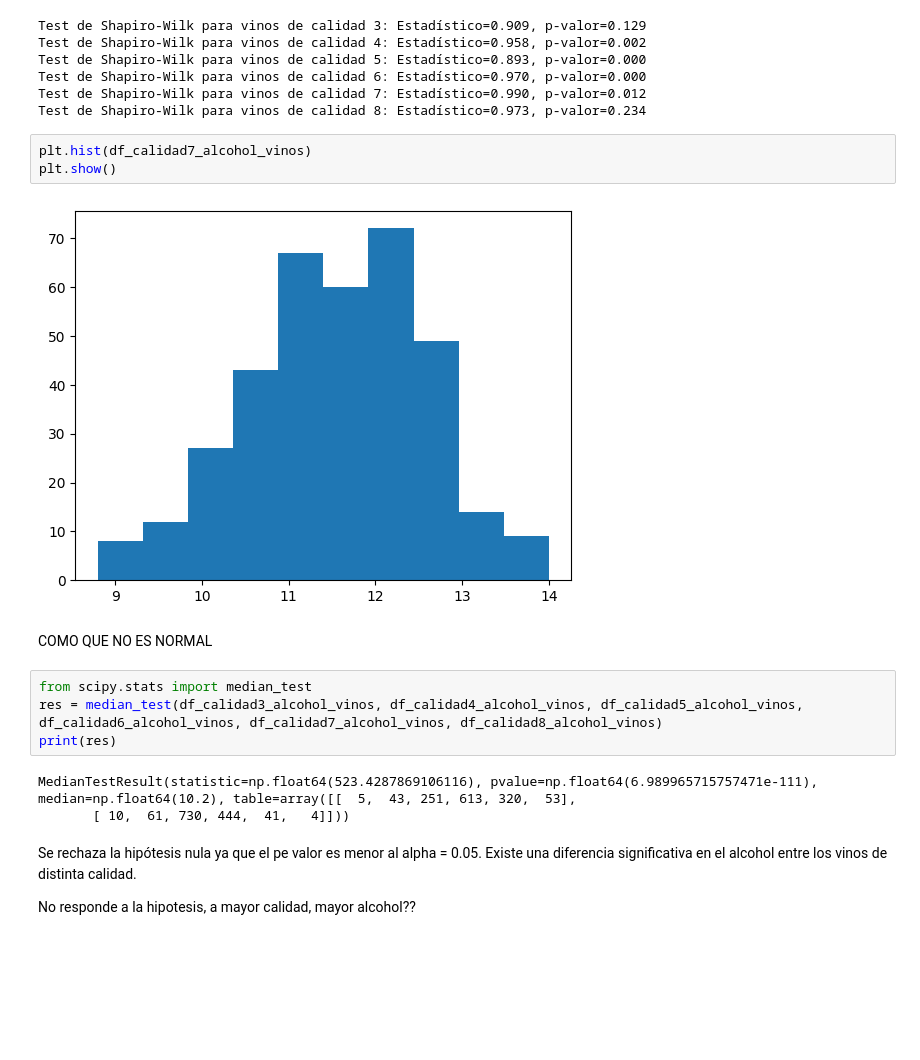
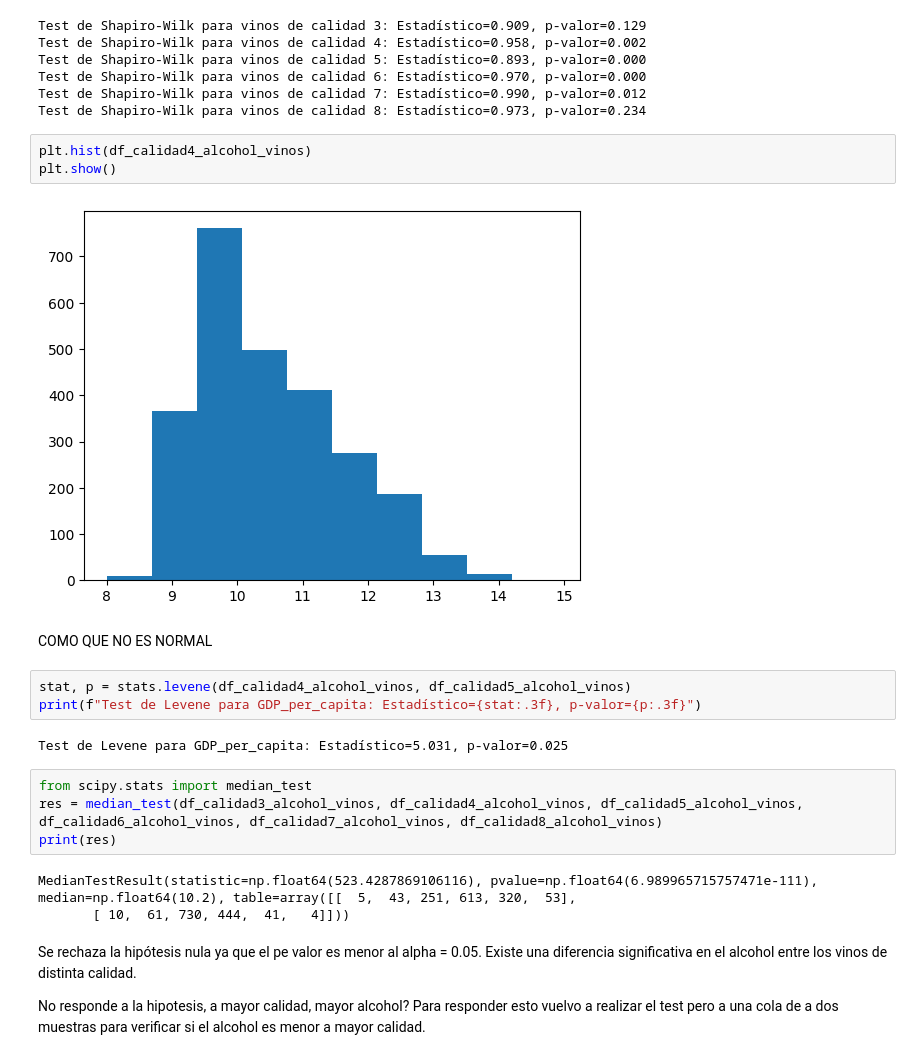
Before and after one commit to abriliglesias/Tp-ciencia-de-datos-, a Jupyter notebook: tpe.ipynb, the cells around one changed output. Drawn from its saved outputs; the diff is of its cells as text; blank space fills up the shorter version.

```diff
--- a/tpe.ipynb
+++ b/tpe.ipynb
@@ -1418,12 +1443,17 @@ Test de Shapiro-Wilk para vinos de calidad 6: Estadístico=0.970, p-valor=0.000
 Test de Shapiro-Wilk para vinos de calidad 7: Estadístico=0.990, p-valor=0.012
 Test de Shapiro-Wilk para vinos de calidad 8: Estadístico=0.973, p-valor=0.234
 # %%
-plt.hist(df_calidad7_alcohol_vinos)
+plt.hist(df_calidad4_alcohol_vinos)
 plt.show()
 # %% [output]
-[figure, old version]
+[figure, new version]
 # %% [markdown]
 COMO QUE NO ES NORMAL
+# %%
+stat, p = stats.levene(df_calidad4_alcohol_vinos, df_calidad5_alcohol_vinos)
+print(f"Test de Levene para GDP_per_capita: Estadístico={stat:.3f}, p-valor={p:.3f}")
+# %% [output]
+Test de Levene para GDP_per_capita: Estadístico=5.031, p-valor=0.025
 # %%
 from scipy.stats import median_test
 res = median_test(df_calidad3_alcohol_vinos, df_calidad4_alcohol_vinos, df_calidad5_alcohol_vinos, df_calidad6_alcohol_vinos, df_calidad7_alcohol_vinos, df_calidad8_alcohol_vinos)
@@ -1435,4 +1465,4 @@ MedianTestResult(statistic=np.float64(523.4287869106116), pvalue=np.float64(6.98
 Se rechaza la hipótesis nula ya que el pe valor es menor al alpha = 0.05.
 Existe una diferencia significativa en el alcohol entre los vinos de distinta calidad.
 
-No responde a la hipotesis, a mayor calidad, mayor alcohol??
+No responde a la hipotesis, a mayor calidad, mayor alcohol? Para responder esto vuelvo a realizar el test pero a una cola de a dos muestras para verificar si el alcohol es menor a mayor calidad.
```
Also changed, not shown: parts of 15 cells of this notebook, 1 other file.
